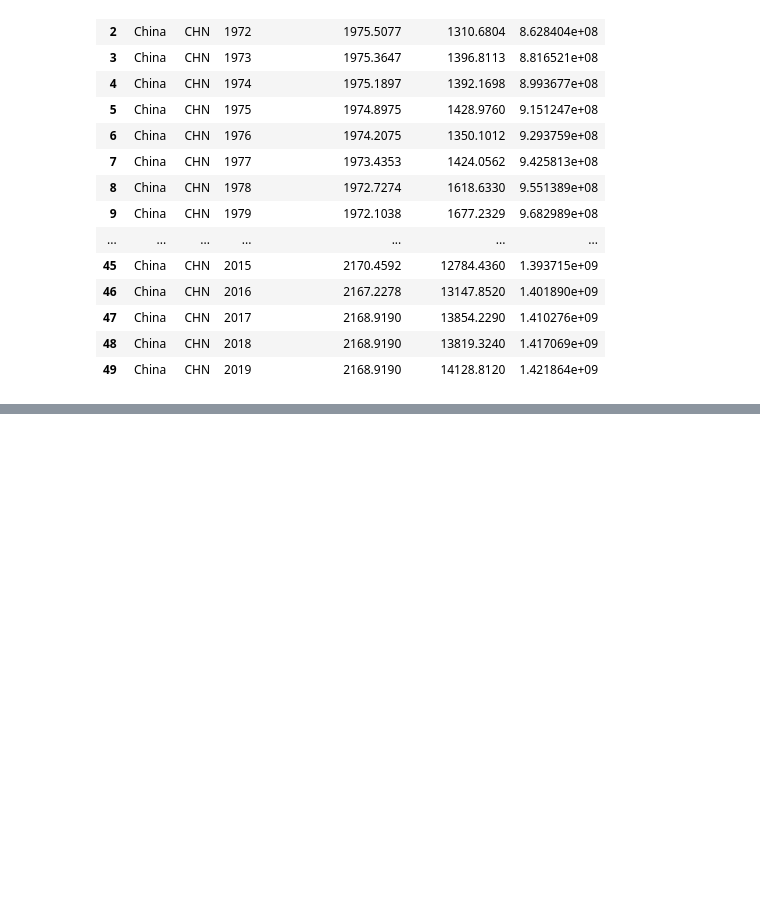
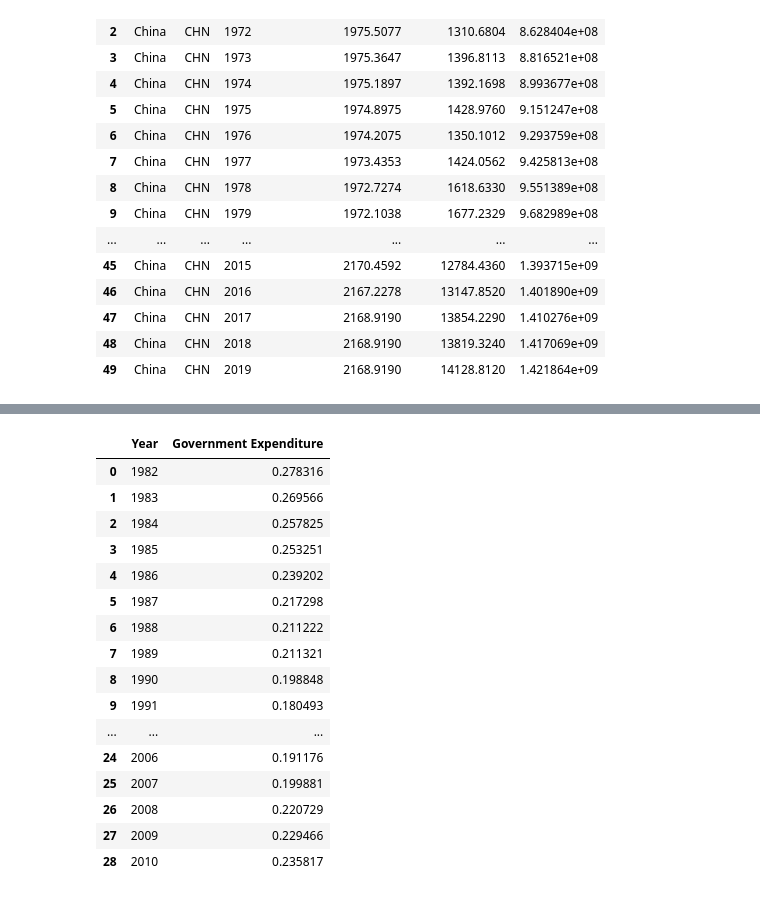
Before and after one commit to QIYIHAN/DE-on-GDP-and-Economy, a Jupyter notebook: Article Data Fetching(OCR+SVG)/Article Data Fetching(OCR).ipynb, the cells around one changed output, grey strips where cells are left out. Cells and saved outputs as stored; diff of their text form; code cells hidden in the pictures; blank space fills up the shorter version.

```diff
--- a/Article Data Fetching(OCR+SVG)/Article Data Fetching(OCR).ipynb
+++ b/Article Data Fetching(OCR+SVG)/Article Data Fetching(OCR).ipynb
@@ -255,0 +301,25 @@ result2_1
+# %%
+#### Method A: WebPlotDigitizer
+Government_Expenditure_raw = pd.read_csv('Government Expenditure_raw.csv')
+Government_Expenditure_raw.columns = ['Year','Government Expenditure']
+Government_Expenditure_raw['Year'] = Government_Expenditure_raw['Year'].apply(int)
+result4_1 = Government_Expenditure_raw.groupby('Year')['Government Expenditure'].mean().reset_index()
+result4_1
+# %% [output]
+|  | Year | Government Expenditure |
+| 0 | 1982 | 0.278316 |
+| 1 | 1983 | 0.269566 |
+| 2 | 1984 | 0.257825 |
+| 3 | 1985 | 0.253251 |
+| 4 | 1986 | 0.239202 |
+| 5 | 1987 | 0.217298 |
+| 6 | 1988 | 0.211222 |
+| 7 | 1989 | 0.211321 |
+| 8 | 1990 | 0.198848 |
+| 9 | 1991 | 0.180493 |
+| ... | ... | ... |
+| 24 | 2006 | 0.191176 |
+| 25 | 2007 | 0.199881 |
+| 26 | 2008 | 0.220729 |
+| 27 | 2009 | 0.229466 |
+| 28 | 2010 | 0.235817 |
```
Also changed, not shown: parts of 26 cells of this notebook.
